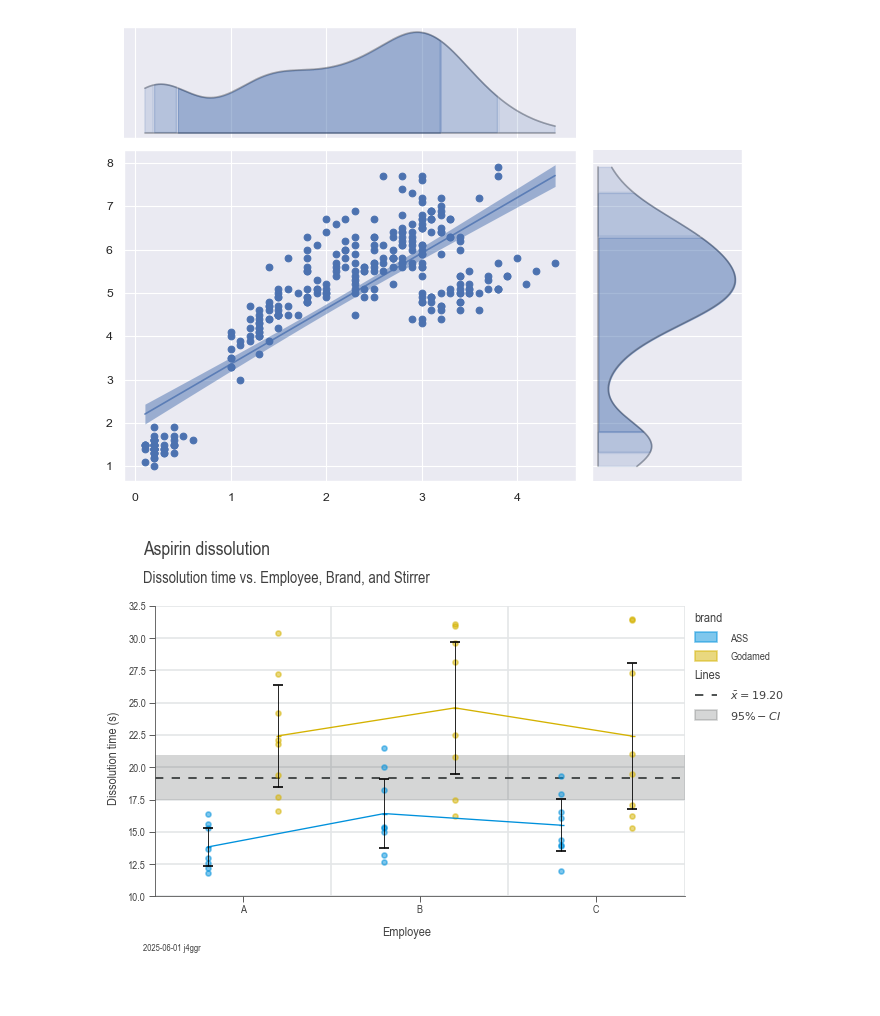
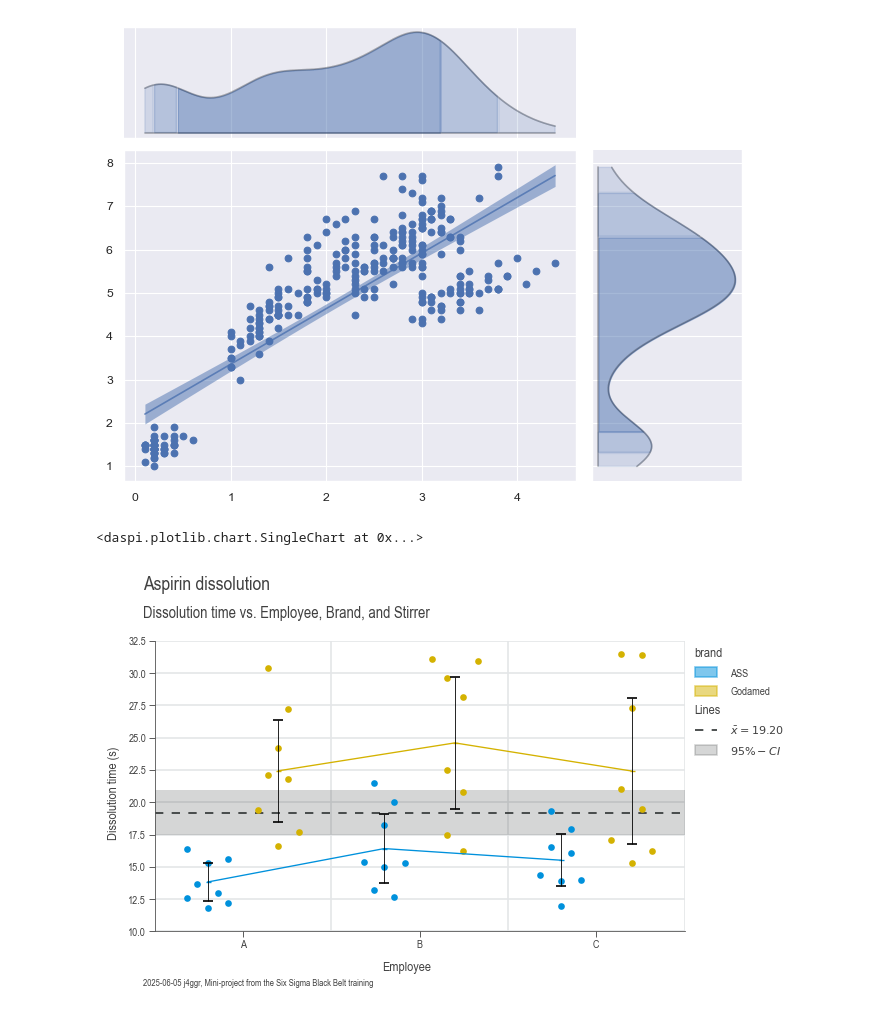
Before and after one commit to j4ggr/DaSPi, a Jupyter notebook: notebooks/doc-content_guide-plotting.ipynb, the cells around one changed output. Drawn from its saved outputs; the diff is of its cells as text; code cells hidden in the pictures.

```diff
--- a/notebooks/doc-content_guide-plotting.ipynb
+++ b/notebooks/doc-content_guide-plotting.ipynb
@@ -478,33 +478,36 @@ br_kde()
 import daspi as dsp
 
 df = dsp.load_dataset('aspirin-dissolution')
 
 chart = dsp.SingleChart(
         source=df,
         target='dissolution',
         feature='employee',
         hue='brand',
         dodge=True,
     ).plot(
-        dsp.Scatter
+        dsp.Beeswarm
     ).plot(
         dsp.CenterLocation,
         show_line=True,
         show_center=False,
     ).plot(
         dsp.MeanTest,
         n_groups=1,
         marker='_',
         kw_center={'size': 100}
     ).stripes(
         mean=True,
         confidence=0.95
     ).label(
         fig_title='Aspirin dissolution',
         sub_title='Dissolution time vs. Employee, Brand, and Stirrer',
         target_label='Dissolution time (s)',
         feature_label='Employee',
-        info=True
+        info='Mini-project from the Six Sigma Black Belt training'
     )
+
+chart.save(img_dir+'plotters_single-chart_example.png', dpi=DPI)
 # %% [output]
+<daspi.plotlib.chart.SingleChart at 0x...>
-[figure, old version]
+[figure, new version]
```
Also changed, not shown: parts of 2 cells of this notebook, 18 other files.
